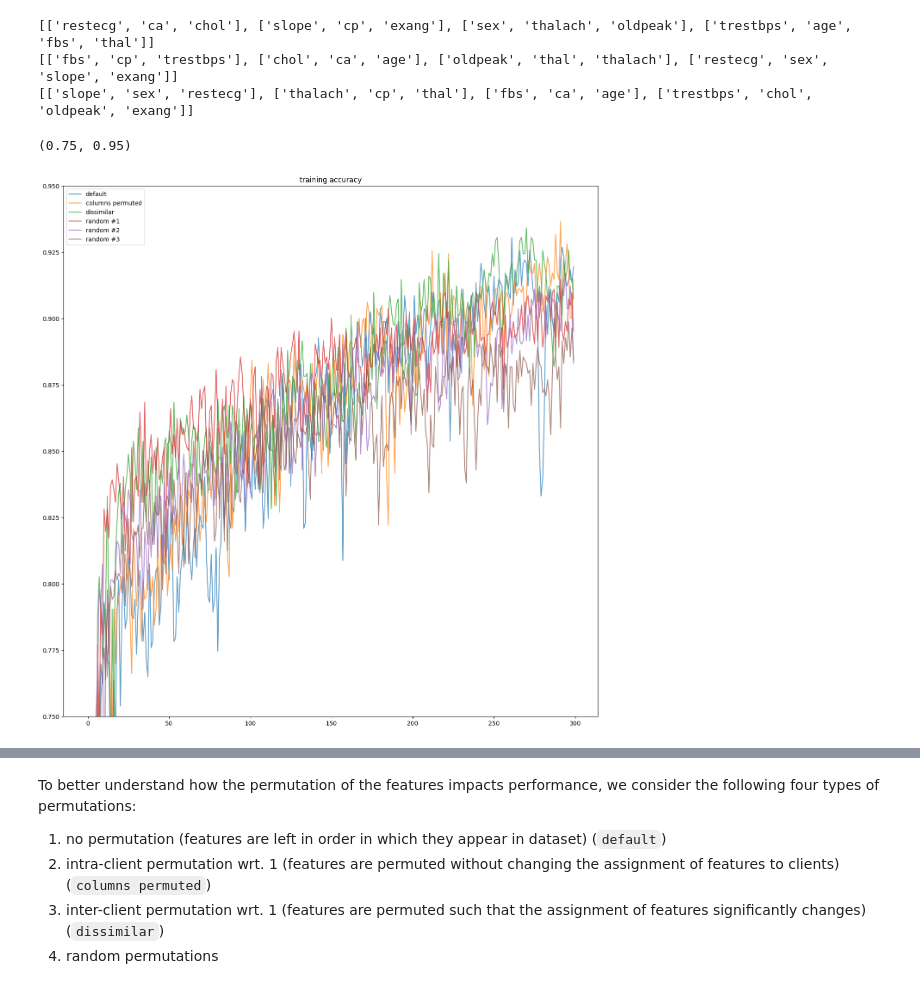
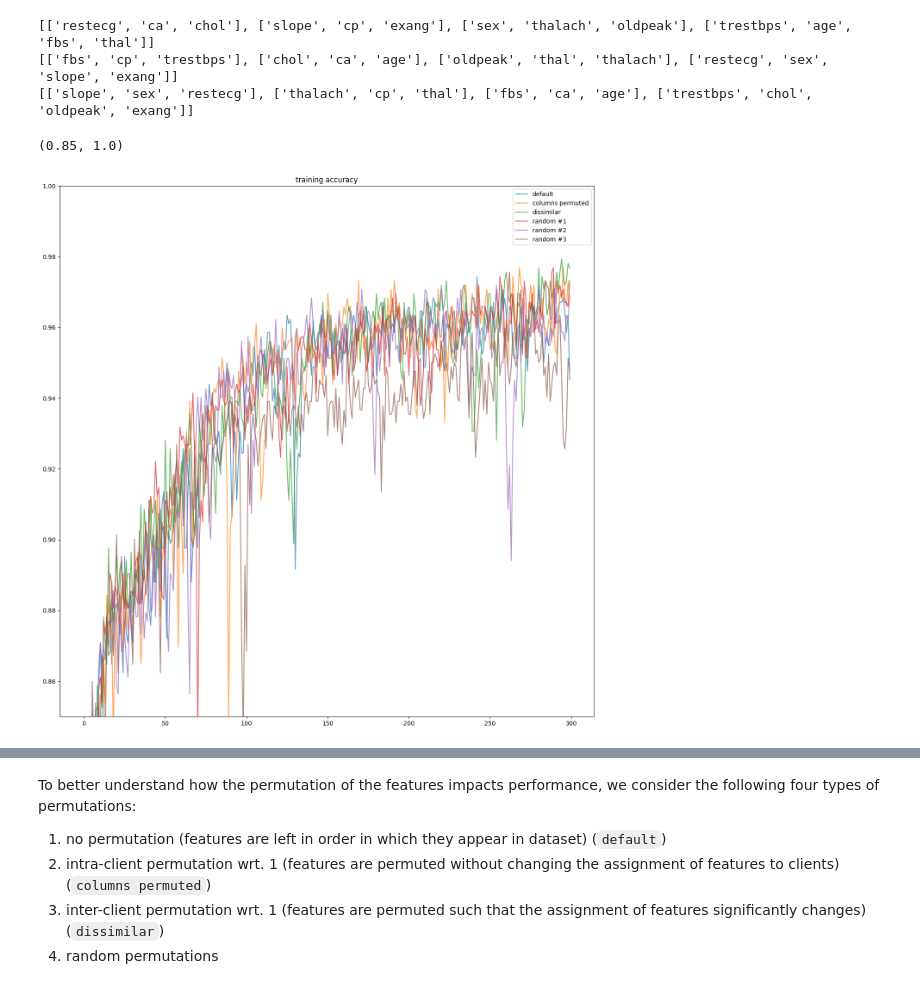
Before and after one commit to Quaffel/university-distributed-deep-learning, a Jupyter notebook: federated-learning/vertical-federated-learning/homework.ipynb, the cells around one changed output, grey strips where cells are left out. Drawn from its saved outputs; the diff is of its cells as text; code cells hidden in the pictures.

```diff
--- a/federated-learning/vertical-federated-learning/homework.ipynb
+++ b/federated-learning/vertical-federated-learning/homework.ipynb
@@ -99,13 +99,13 @@ test_statistics = list(test_statistics)
 # %%
 plt.figure(figsize=(16, 16))
 plt.title("training accuracy")
 for statistics, variant_name in zip(training_statistics, client_feature_name_mapping_variants.keys()):
     plt.plot(statistics.mean_epoch_accuracies, label=variant_name, alpha=0.7)
 plt.legend()
-plt.ylim(0.75, 0.95)
+plt.ylim(0.85, 1)
 # %% [output]
-(0.75, 0.95)
+(0.85, 1.0)
-[figure, old version]
+[figure, new version]
 # %%
 plt.figure(figsize=(16, 16))
 plt.title("training loss")
```
Also changed, not shown: parts of 6 cells of this notebook.
